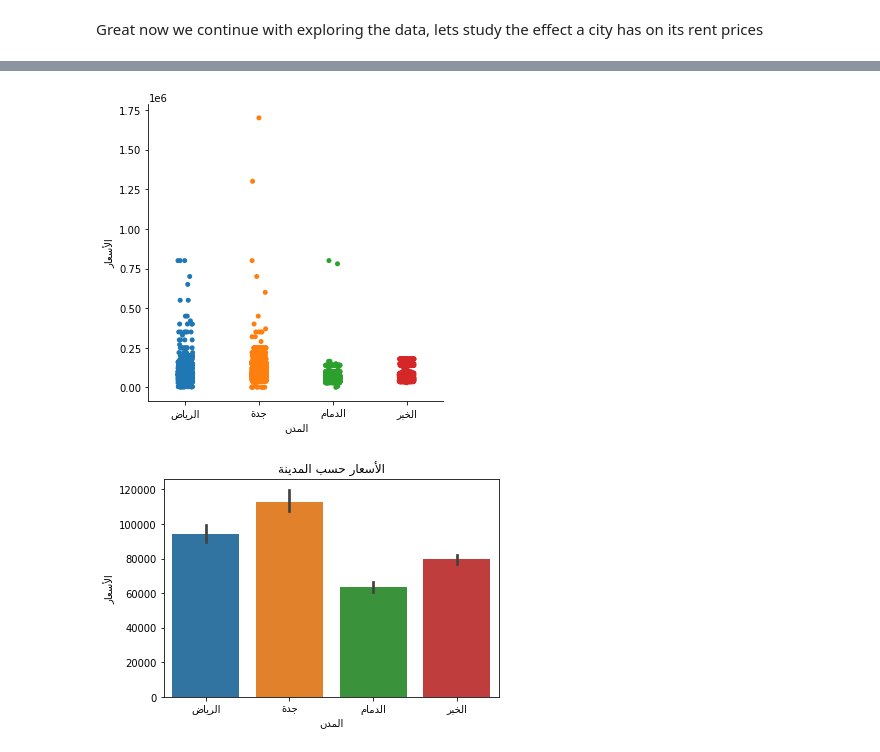
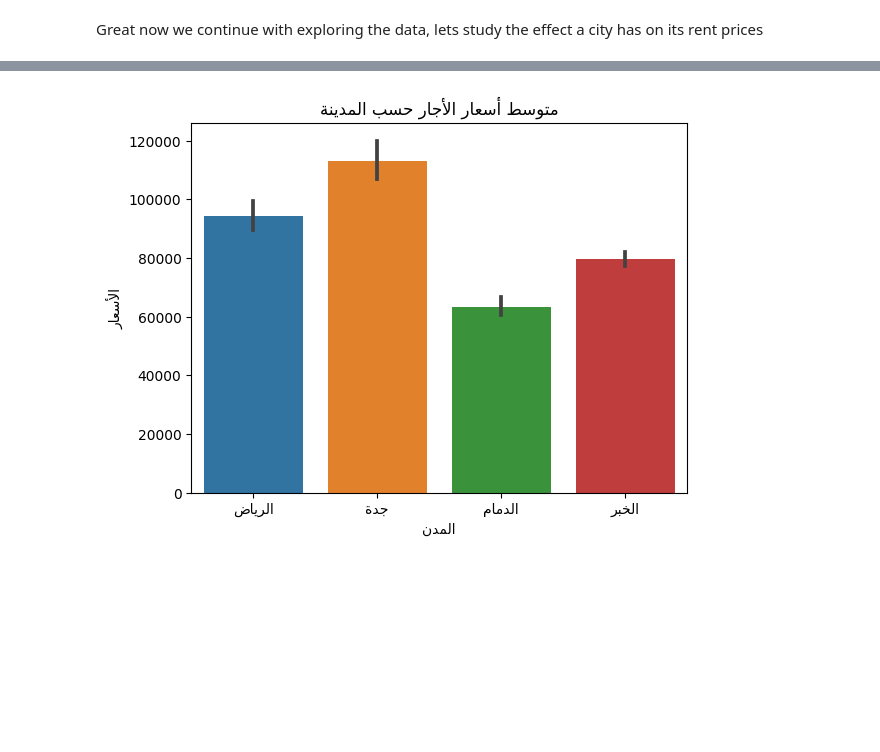
Before and after one commit to Turkinass/Aqar_Real_Estate_EDA, a Jupyter notebook: eda_raw.ipynb, the cells around one changed output, grey strips where cells are left out. Drawn from its saved outputs; the diff is of its cells as text; code cells hidden in the pictures; blank space fills up the shorter version.

```diff
--- a/eda_raw.ipynb
+++ b/eda_raw.ipynb
@@ -15,7 +19,6 @@ from bidi.algorithm import get_display
 # %%
 # read in the dataset
-
-data = pd.read_csv("SA_Aqar.csv", encoding="UTF-8")
+data = pd.read_csv("SA_Aqar.csv")
 # %%
 # look at the head
 data.head()
@@ -99,12 +155,12 @@ print(f'Number of observations with (غرب): {len(data[data["front"] == "غرب
 Number of observations with (الرياض): 0
 Number of observations with (حي العليا): 0
 Number of observations with (غرب): 771
-# %%
-# fix the space surrounding the words
-
-data["city"] = data["city"].apply(lambda city: city.strip())
-data["district"] = data["district"].apply(lambda city: city.strip())
-data["front"] = data["front"].apply(lambda city: city.strip())
+# %%
+# fix the space surrounding the words
+nonnumeric_columns = ["city", "district", "front"]
+
+for column in nonnumeric_columns:
+    data[column] = data[column].apply(lambda x: x.strip())
 # %%
 # check if stripping the space worked
 
@@ -148,17 +222,8 @@ def plot_arabic(labelsSeries: pd.Series):
 # %%
-# catplot
-sns.catplot(y="price", x=plot_arabic(data["city"]), data=data)
+# scatter plt
+plt.title(plot_arabic(pd.Series("متوسط أسعار الأجار حسب المدينة")))
+sns.barplot(y = "price", x=plot_arabic(data["city"]), data=data)
 plt.ylabel(plot_arabic(pd.Series("الأسعار")))
-plt.xlabel(plot_arabic(pd.Series("المدن")))
-plt.show();
+plt.xlabel(plot_arabic(pd.Series("المدن")));
 # %% [output]
-[figure, old version]
+[figure, new version]
-# %%
-# scatter plt
-plt.title(plot_arabic(pd.Series("الأسعار حسب المدينة")))
-sns.barplot(y = "price", x=plot_arabic(data["city"]), data=data)
-plt.ylabel(plot_arabic(pd.Series("الأسعار")))
-plt.xlabel(plot_arabic(pd.Series("المدن")))
-plt.show();
-# %% [output]
-[figure, removed]
```
Also changed, not shown: parts of 9 cells of this notebook, 3 other files.
